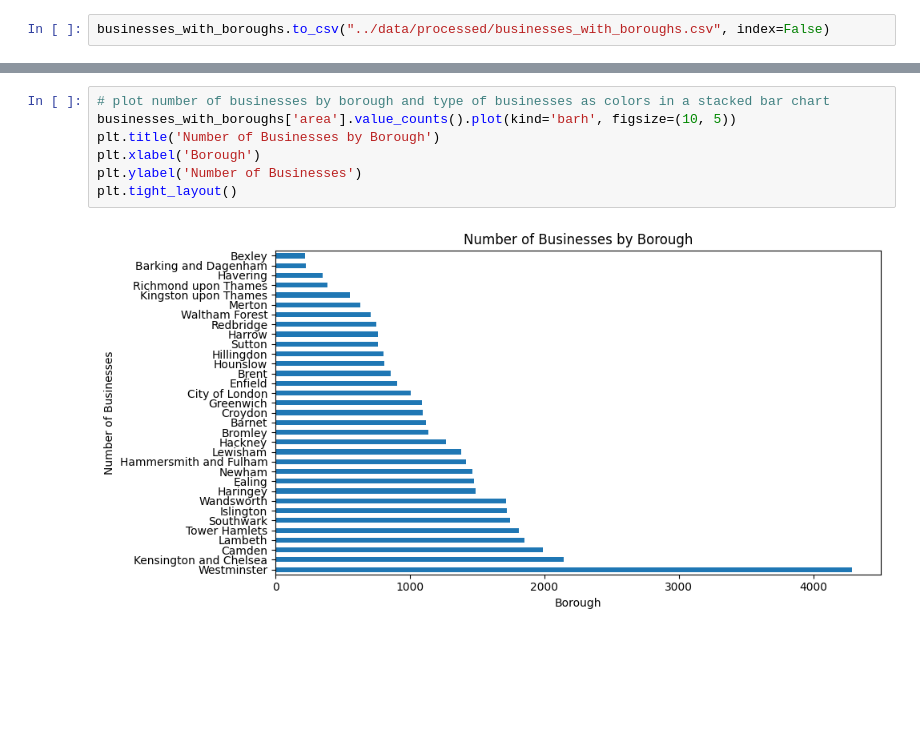
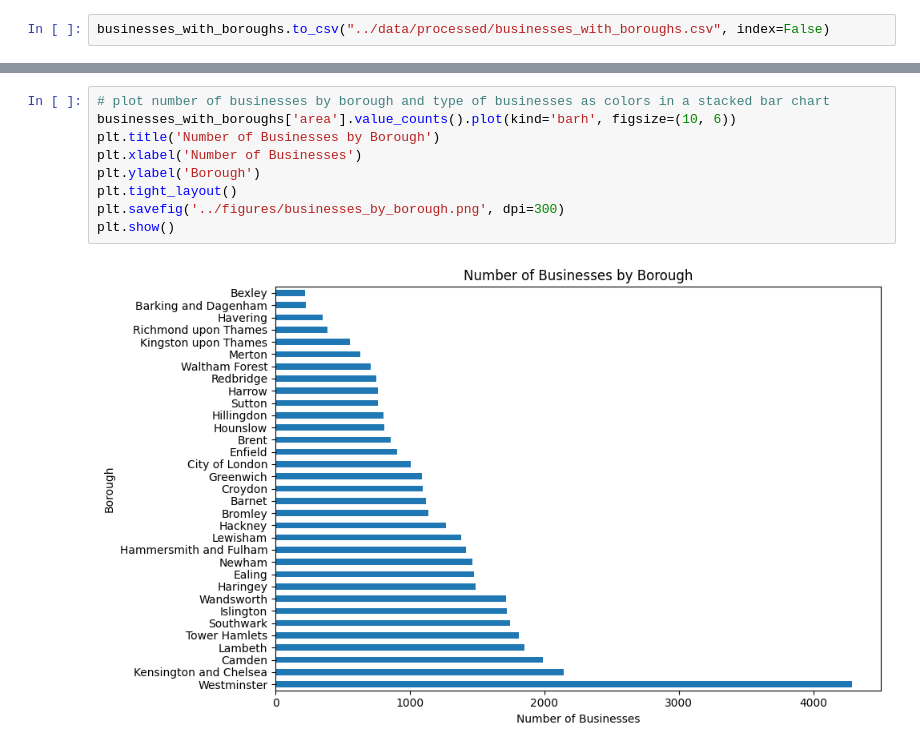
Before and after one commit to MoshaLangerak/knowledge-engineering, a Jupyter notebook: notebooks/osm-exploration-preprocessing.ipynb, the cells around one changed output, grey strips where cells are left out. Drawn from its saved outputs; the diff is of its cells as text; blank space fills up the shorter version.

Commit message:
Notebooks and images

```diff
--- a/notebooks/osm-exploration-preprocessing.ipynb
+++ b/notebooks/osm-exploration-preprocessing.ipynb
@@ -186,13 +190,15 @@ businesses_with_boroughs.head(10)
 | 26 | 20849687 | 2303 | cafe | None | POINT (-0.33402 51.41101) | None | 19.0 | Richmond upon Thames |
 # %%
 # plot number of businesses by borough and type of businesses as colors in a stacked bar chart
-businesses_with_boroughs['area'].value_counts().plot(kind='barh', figsize=(10, 5))
+businesses_with_boroughs['area'].value_counts().plot(kind='barh', figsize=(10, 6))
 plt.title('Number of Businesses by Borough')
-plt.xlabel('Borough')
-plt.ylabel('Number of Businesses')
+plt.xlabel('Number of Businesses')
+plt.ylabel('Borough')
 plt.tight_layout()
+plt.savefig('../figures/businesses_by_borough.png', dpi=300)
+plt.show()
 # %% [output]
-[figure, old version]
+[figure, new version]
 # %%
 # Count number of nans in the area column
 nan_count = businesses_with_boroughs['area'].isna().sum()
```
Also changed, not shown: parts of 3 cells of this notebook, 3 other files.
